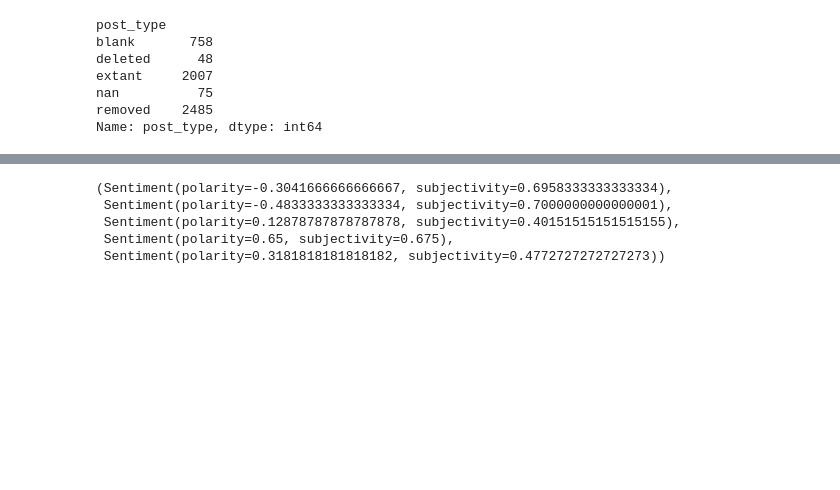
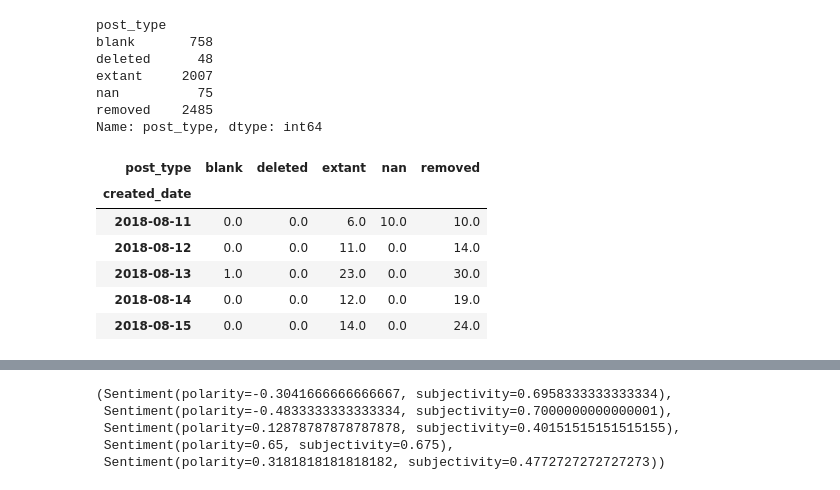
Before and after one commit to npg-mmilosh-cji/RedditQuarantineNLP, a Jupyter notebook: core/exploratory_sandbox/trp_sentiment_textblob.ipynb, the cells around one changed output, grey strips where cells are left out. Cells and saved outputs as stored; diff of their text form; code cells hidden in the pictures; blank space fills up the shorter version.

```diff
--- a/core/exploratory_sandbox/trp_sentiment_textblob.ipynb
+++ b/core/exploratory_sandbox/trp_sentiment_textblob.ipynb
@@ -78,3 +78,16 @@ extant     2007
 nan          75
 removed    2485
 Name: post_type, dtype: int64
+# %%
+#again a huge proportion are blank... the subreddit is banned so technically none of them are publically visible anymore, is this posts that were removed prior to being banned?
+posts_by_date = posts_df.groupby('created_date')['post_type'].value_counts().unstack()
+posts_by_date.fillna(0, inplace=True)
+posts_by_date.head()
+# %% [output]
+| post_type | blank | deleted | extant | nan | removed |
+| created_date |  |  |  |  |  |
+| 2018-08-11 | 0.0 | 0.0 | 6.0 | 10.0 | 10.0 |
+| 2018-08-12 | 0.0 | 0.0 | 11.0 | 0.0 | 14.0 |
+| 2018-08-13 | 1.0 | 0.0 | 23.0 | 0.0 | 30.0 |
+| 2018-08-14 | 0.0 | 0.0 | 12.0 | 0.0 | 19.0 |
+| 2018-08-15 | 0.0 | 0.0 | 14.0 | 0.0 | 24.0 |
```
Also changed, not shown: parts of 6 cells of this notebook, 5 other files.
